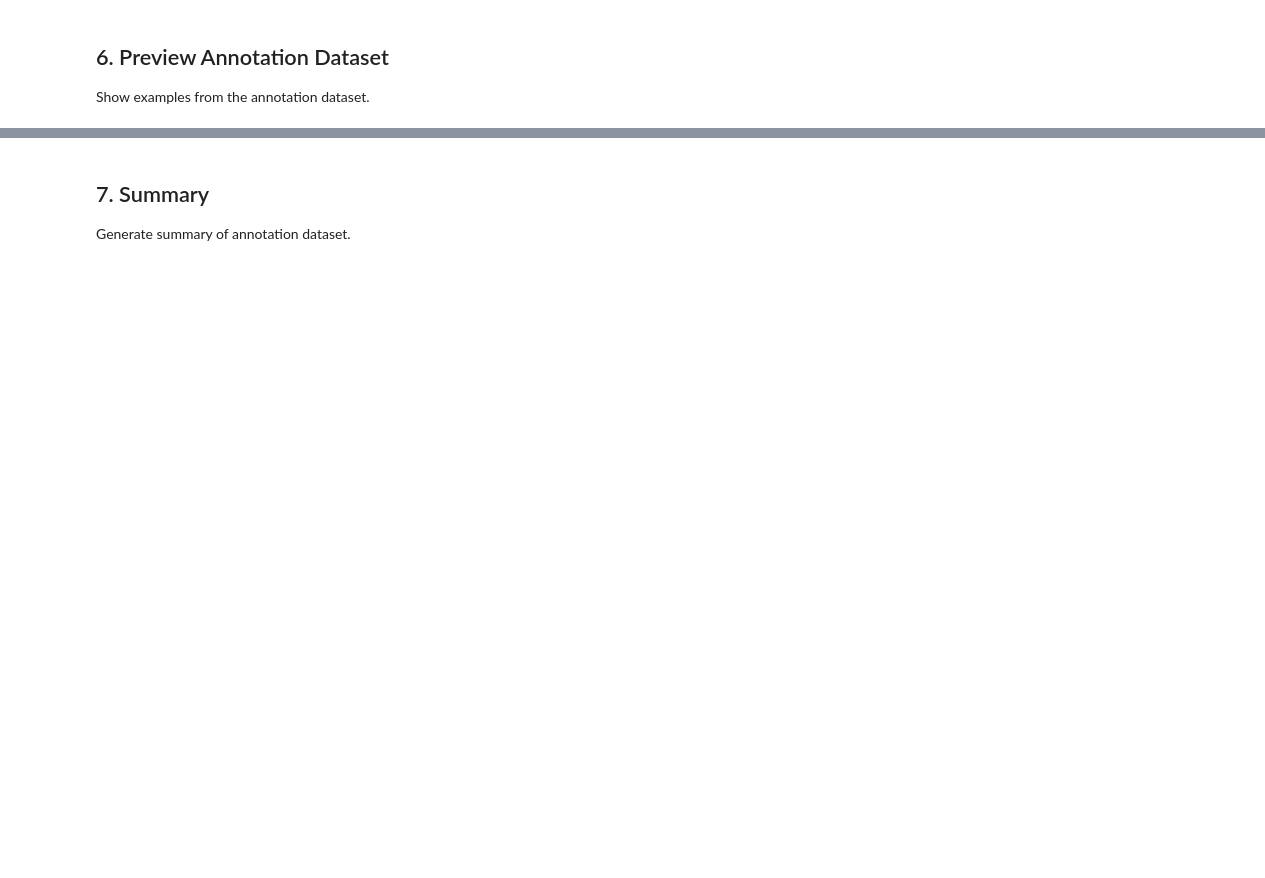
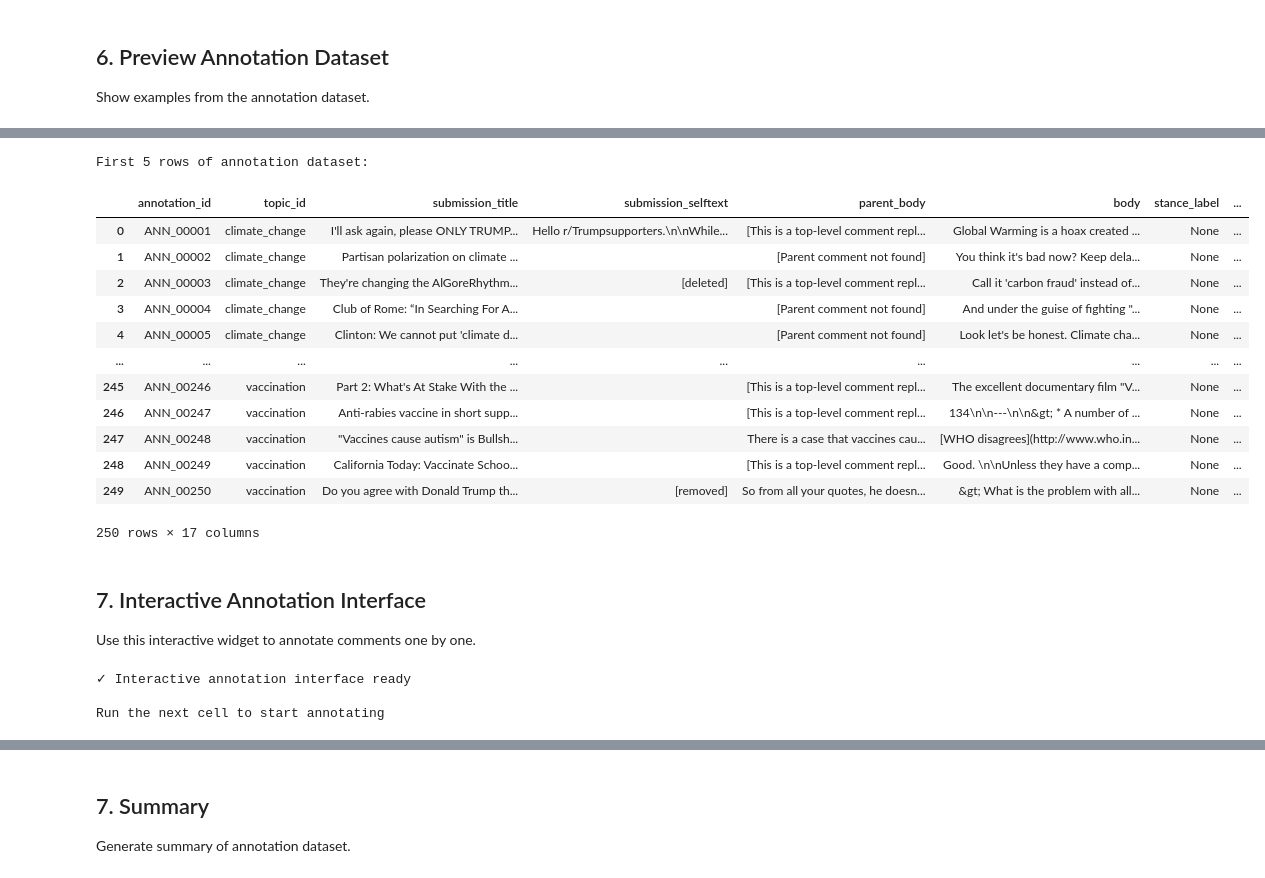
Before and after one commit to MaxiStahl1992/Data_Experiment, a Jupyter notebook: notebooks/reddit/16a_stance_annotation_sampling.ipynb, the cells around one changed output, grey strips where cells are left out. Cells and saved outputs as stored; diff of their text form; code cells hidden in the pictures; blank space fills up the shorter version.

```diff
--- a/notebooks/reddit/16a_stance_annotation_sampling.ipynb
+++ b/notebooks/reddit/16a_stance_annotation_sampling.ipynb
@@ -378,0 +489,36 @@ print(f"✓ Added submission context")
+# %%
+# Add parent comment context
+print("Adding parent comment context...")
+
+# Check if parent_id column exists
+if 'parent_id' in df_annotation_set.columns:
+    # Create comment lookup for fetching parent bodies
+    comment_lookup = df_comments.set_index('comment_id')['body'].to_dict()
+
+    def get_parent_body(parent_id):
+        if pd.isna(parent_id):
+            return None
+        # Parent IDs come in format "t1_xxxxx" or "t3_xxxxx"
+        # t1 = comment, t3 = submission
+        if isinstance(parent_id, str):
+            if parent_id.startswith('t3_'):
+                # Parent is the submission itself
+                return "[This is a top-level comment replying to the submission]"
+            elif parent_id.startswith('t1_'):
+                # Parent is another comment - extract the comment_id (remove t1_ prefix)
+                comment_id = parent_id[3:]  # Remove "t1_" prefix to match comment_id column
+                return comment_lookup.get(comment_id, "[Parent comment not found]")
+        return None
+
+    df_annotation_set['parent_body'] = df_annotation_set['parent_id'].apply(get_parent_body)
+
+    parent_found = df_annotation_set['parent_body'].notna().sum()
+    top_level = (df_annotation_set['parent_body'] == "[This is a top-level comment replying to the submission]").sum()
+
+    print(f"✓ Added parent comment context")
+    print(f"  Top-level comments (reply to submission): {top_level}")
+    print(f"  Reply comments with parent found: {parent_found - top_level}")
+    print(f"  Parent not found/available: {len(df_annotation_set) - parent_found}")
+else:
+    print("  Warning: parent_id column not found in dataset")
+    df_annotation_set['parent_body'] = None
@@ -399,6 +556,8 @@ annotation_cols = [
     'annotation_id',
     'topic_id',
     'submission_title',
+    'submission_selftext',
+    'parent_body',
     'body',
     'stance_label',
     'annotation_confidence',
@@ -407,6 +566,7 @@ annotation_cols = [
     'annotation_date',
     'comment_id',
     'submission_id',
+    'parent_id',
     'subreddit',
     'text_length',
     'created_utc',
@@ -652,6 +707,37 @@ for topic_id in df_annotation_set['topic_id'].unique():
 # %%
 # Show first few rows of dataset
 print("\nFirst 5 rows of annotation dataset:")
-df_annotation_set[[
-    'annotation_id', 'topic_id', 'submission_title', 'body', 'stance_label'
-]].head()
+df_annotation_set
+# %% [output]
+First 5 rows of annotation dataset:
+|  | annotation_id | topic_id | submission_title | submission_selftext | parent_body | body | stance_label | ... |
+| 0 | ANN_00001 | climate_change | I'll ask again, please ONLY TRUMP... | Hello r/Trumpsupporters.\n\nWhile... | [This is a top-level comment repl... | Global Warming is a hoax created ... | None | ... |
+| 1 | ANN_00002 | climate_change | Partisan polarization on climate ... |  | [Parent comment not found] | You think it's bad now? Keep dela... | None | ... |
+| 2 | ANN_00003 | climate_change | They're changing the AlGoreRhythm... | [deleted] | [This is a top-level comment repl... | Call it 'carbon fraud' instead of... | None | ... |
+| 3 | ANN_00004 | climate_change | Club of Rome: “In Searching For A... |  | [Parent comment not found] | And under the guise of fighting "... | None | ... |
+| 4 | ANN_00005 | climate_change | Clinton: We cannot put 'climate d... |  | [Parent comment not found] | Look let's be honest. Climate cha... | None | ... |
+| ... | ... | ... | ... | ... | ... | ... | ... | ... |
+| 245 | ANN_00246 | vaccination | Part 2: What's At Stake With the ... |  | [This is a top-level comment repl... | The excellent documentary film "V... | None | ... |
+| 246 | ANN_00247 | vaccination | Anti-rabies vaccine in short supp... |  | [This is a top-level comment repl... | 134\n\n---\n\n&gt; * A number of ... | None | ... |
+| 247 | ANN_00248 | vaccination | "Vaccines cause autism" is Bullsh... |  | There is a case that vaccines cau... | [WHO disagrees](http://www.who.in... | None | ... |
+| 248 | ANN_00249 | vaccination | California Today: Vaccinate Schoo... |  | [This is a top-level comment repl... | Good. \n\nUnless they have a comp... | None | ... |
+| 249 | ANN_00250 | vaccination | Do you agree with Donald Trump th... | [removed] | So from all your quotes, he doesn... | &gt; What is the problem with all... | None | ... |
+250 rows × 17 columns
+# %% [markdown]
+## 7. Interactive Annotation Interface
+
+Use this interactive widget to annotate comments one by one.
+# %%
+# Install ipywidgets if needed (uncomment if not installed)
+# !pip install ipywidgets
+
+from ipywidgets import widgets, Layout, HTML, VBox, HBox, Button
+from IPython.display import display, clear_output
+import pandas as pd
+
+print("✓ Interactive annotation interface ready")
+print("\nRun the next cell to start annotating")
+# %% [output]
+✓ Interactive annotation interface ready
+
+Run the next cell to start annotating
```
Also changed, not shown: parts of 18 cells of this notebook, 7 other files.
